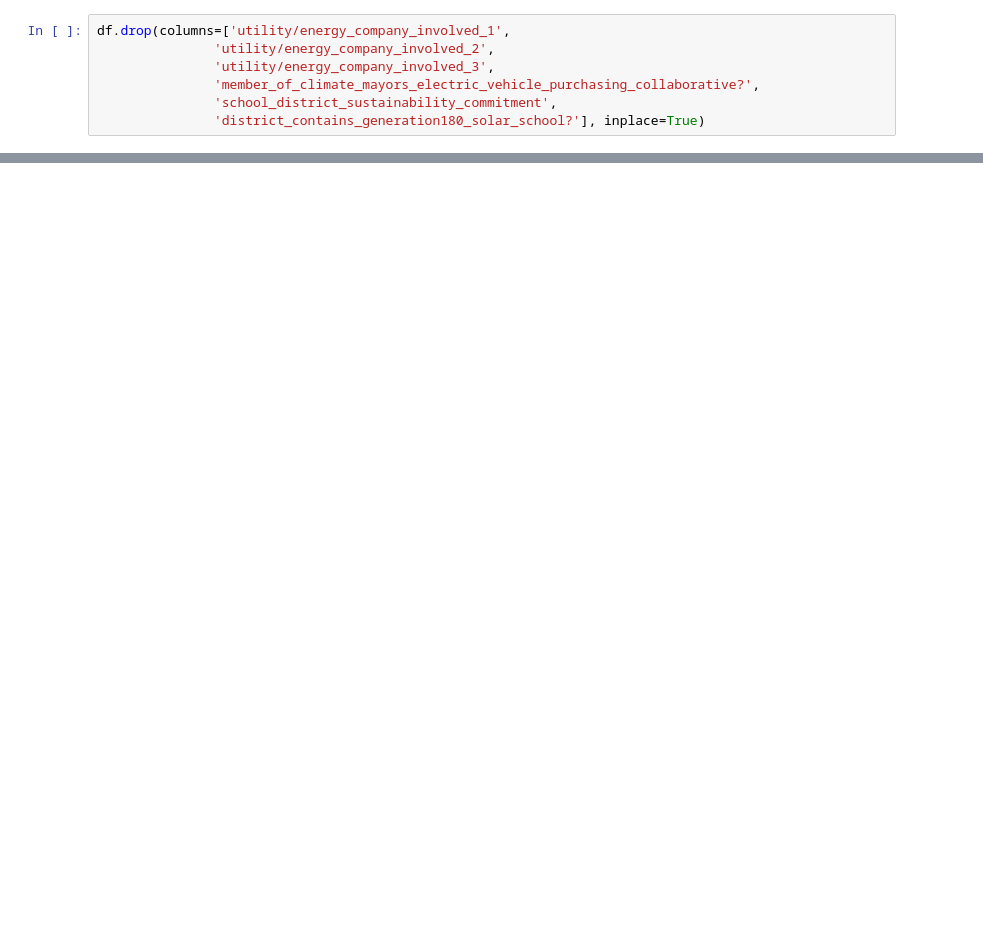
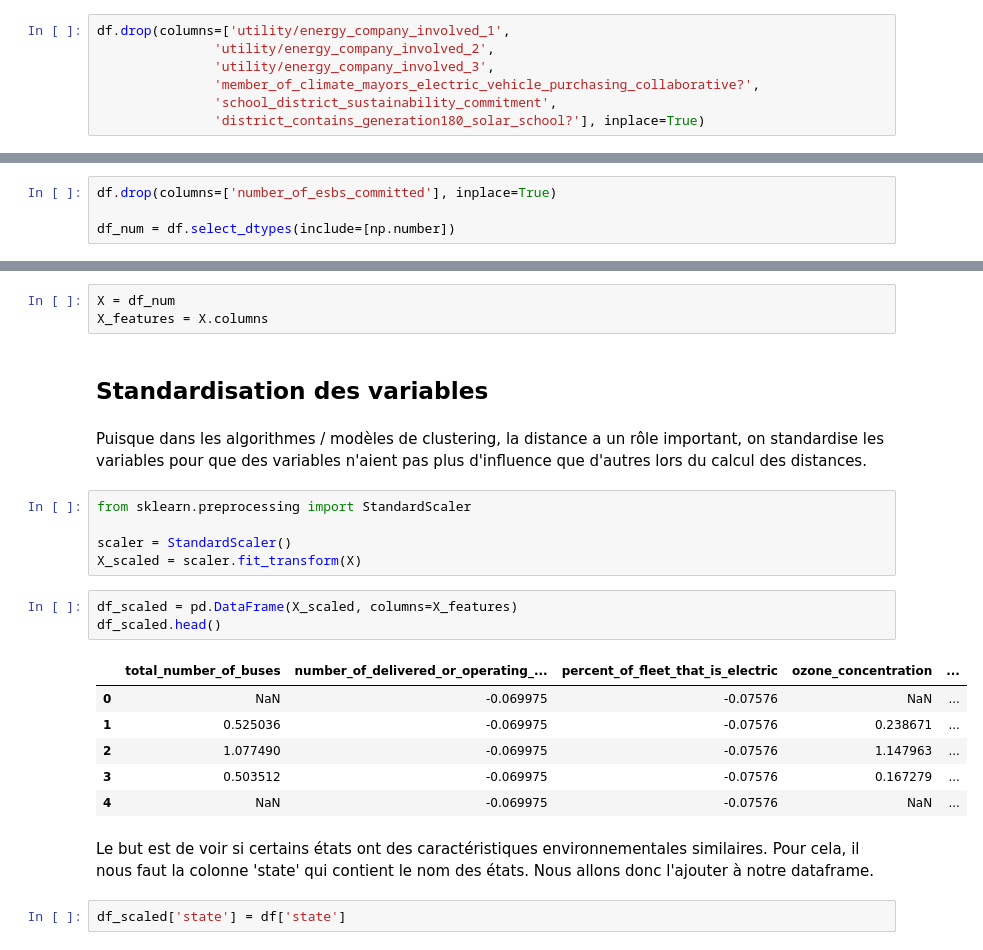
Before and after one commit to mikhailBenali/ML2_Project_ESB_adoption, a Jupyter notebook: src/Environmental-analysis.ipynb, the cells around one changed output, grey strips where cells are left out. Drawn from its saved outputs; the diff is of its cells as text; blank space fills up the shorter version.

Commit message:
matrice de corrélation et standardisation

```diff
--- a/src/Environmental-analysis.ipynb
+++ b/src/Environmental-analysis.ipynb
@@ -151,0 +171,4 @@ dtype: int64
+# %%
+df.drop(columns=['number_of_esbs_committed'], inplace=True)
+
+df_num = df.select_dtypes(include=[np.number])
@@ -151,0 +182,26 @@ dtype: int64
+# %%
+X = df_num
+X_features = X.columns
+# %% [markdown]
+## Standardisation des variables
+# %% [markdown]
+Puisque dans les algorithmes / modèles de clustering, la distance a un rôle important, on standardise les variables pour que des variables n'aient pas plus d'influence que d'autres lors du calcul des distances.
+# %%
+from sklearn.preprocessing import StandardScaler
+
+scaler = StandardScaler()
+X_scaled = scaler.fit_transform(X)
+# %%
+df_scaled = pd.DataFrame(X_scaled, columns=X_features)
+df_scaled.head()
+# %% [output]
+|  | total_number_of_buses | number_of_delivered_or_operating_... | percent_of_fleet_that_is_electric | ozone_concentration | ... |
+| 0 | NaN | -0.069975 | -0.07576 | NaN | ... |
+| 1 | 0.525036 | -0.069975 | -0.07576 | 0.238671 | ... |
+| 2 | 1.077490 | -0.069975 | -0.07576 | 1.147963 | ... |
+| 3 | 0.503512 | -0.069975 | -0.07576 | 0.167279 | ... |
+| 4 | NaN | -0.069975 | -0.07576 | NaN | ... |
+# %% [markdown]
+Le but est de voir si certains états ont des caractéristiques environnementales similaires. Pour cela, il nous faut la colonne 'state' qui contient le nom des états. Nous allons donc l'ajouter à notre dataframe.
+# %%
+df_scaled['state'] = df['state']
```
Also changed, not shown: parts of 19 cells of this notebook.
